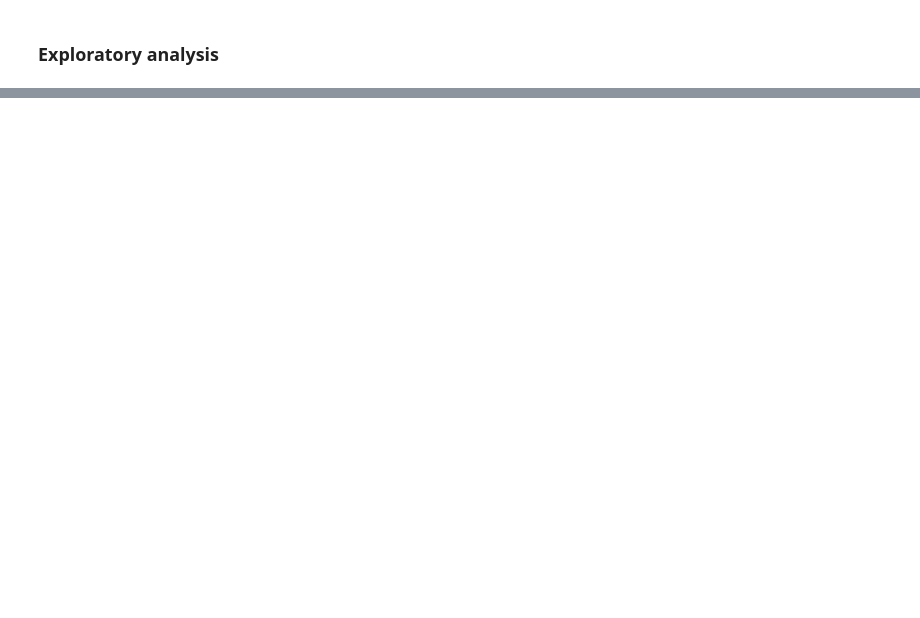
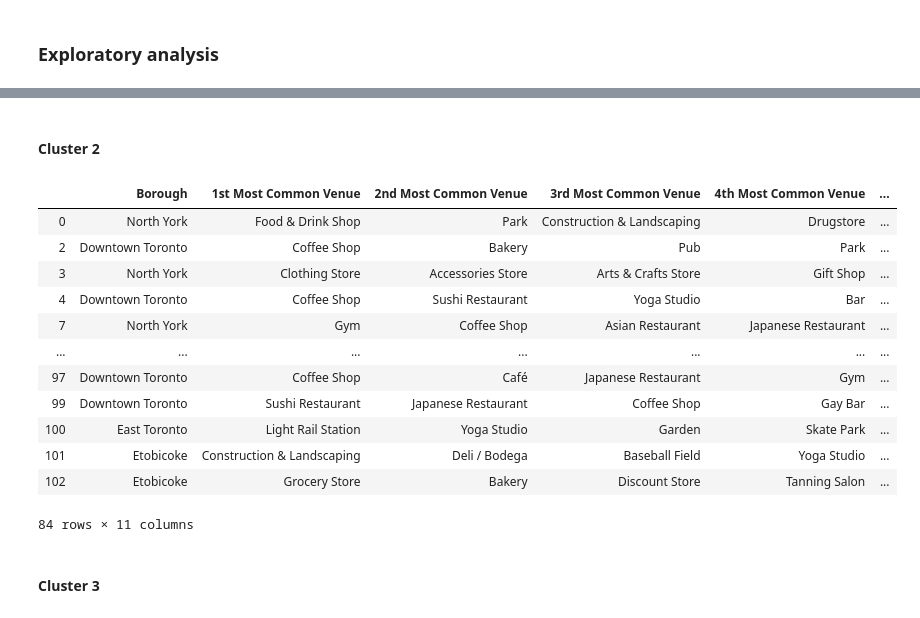
Before and after one commit to segserge/Coursera_Capstone, a Jupyter notebook: The_Battle_of_Neighborhoods_Part_II.ipynb, the cells around one changed output, grey strips where cells are left out. Drawn from its saved outputs; the diff is of its cells as text; code cells hidden in the pictures; blank space fills up the shorter version.

```diff
--- a/The_Battle_of_Neighborhoods_Part_II.ipynb
+++ b/The_Battle_of_Neighborhoods_Part_II.ipynb
@@ -615,0 +377,6 @@ This also means that the search for a place for Noor's restaurant will be easier
+# %%
+def most_common_venues(row, top_venues_count):
+    row_categories = row.iloc[1:]
+    row_categories_sorted = row_categories.sort_values(ascending=False)
+
+    return row_categories_sorted.index.values[0:top_venues_count]
@@ -615,0 +457,10 @@ This also means that the search for a place for Noor's restaurant will be easier
+# %%
+# add clustering labels
+neighborhoods_venues_sorted.insert(0, 'Cluster_Labels', kmeans.labels_)
+
+toronto_merged = df_toronto
+
+# merge toronto_grouped with toronto_data to add latitude/longitude for each neighborhood
+toronto_merged = toronto_merged.join(neighborhoods_venues_sorted.set_index('Neighborhood'), on='Neighborhood')
+
+toronto_merged.head()
@@ -615,0 +474,3 @@ This also means that the search for a place for Noor's restaurant will be easier
+# %%
+toronto_merged=toronto_merged.dropna()
+toronto_merged['Cluster_Labels'] = toronto_merged.Cluster_Labels.astype(int)
@@ -615,0 +515,20 @@ This also means that the search for a place for Noor's restaurant will be easier
+# %% [markdown]
+#### Cluster 2
+# %%
+toronto_merged.loc[toronto_merged['Cluster_Labels'] == 1, toronto_merged.columns[[1] + list(range(6, toronto_merged.shape[1]))]]
+# %% [output]
+|  | Borough | 1st Most Common Venue | 2nd Most Common Venue | 3rd Most Common Venue | 4th Most Common Venue | ... |
+| 0 | North York | Food & Drink Shop | Park | Construction & Landscaping | Drugstore | ... |
+| 2 | Downtown Toronto | Coffee Shop | Bakery | Pub | Park | ... |
+| 3 | North York | Clothing Store | Accessories Store | Arts & Crafts Store | Gift Shop | ... |
+| 4 | Downtown Toronto | Coffee Shop | Sushi Restaurant | Yoga Studio | Bar | ... |
+| 7 | North York | Gym | Coffee Shop | Asian Restaurant | Japanese Restaurant | ... |
+| ... | ... | ... | ... | ... | ... | ... |
+| 97 | Downtown Toronto | Coffee Shop | Café | Japanese Restaurant | Gym | ... |
+| 99 | Downtown Toronto | Sushi Restaurant | Japanese Restaurant | Coffee Shop | Gay Bar | ... |
+| 100 | East Toronto | Light Rail Station | Yoga Studio | Garden | Skate Park | ... |
+| 101 | Etobicoke | Construction & Landscaping | Deli / Bodega | Baseball Field | Yoga Studio | ... |
+| 102 | Etobicoke | Grocery Store | Bakery | Discount Store | Tanning Salon | ... |
+84 rows × 11 columns
+# %% [markdown]
+#### Cluster 3
```
Also changed, not shown: parts of 84 cells of this notebook.
